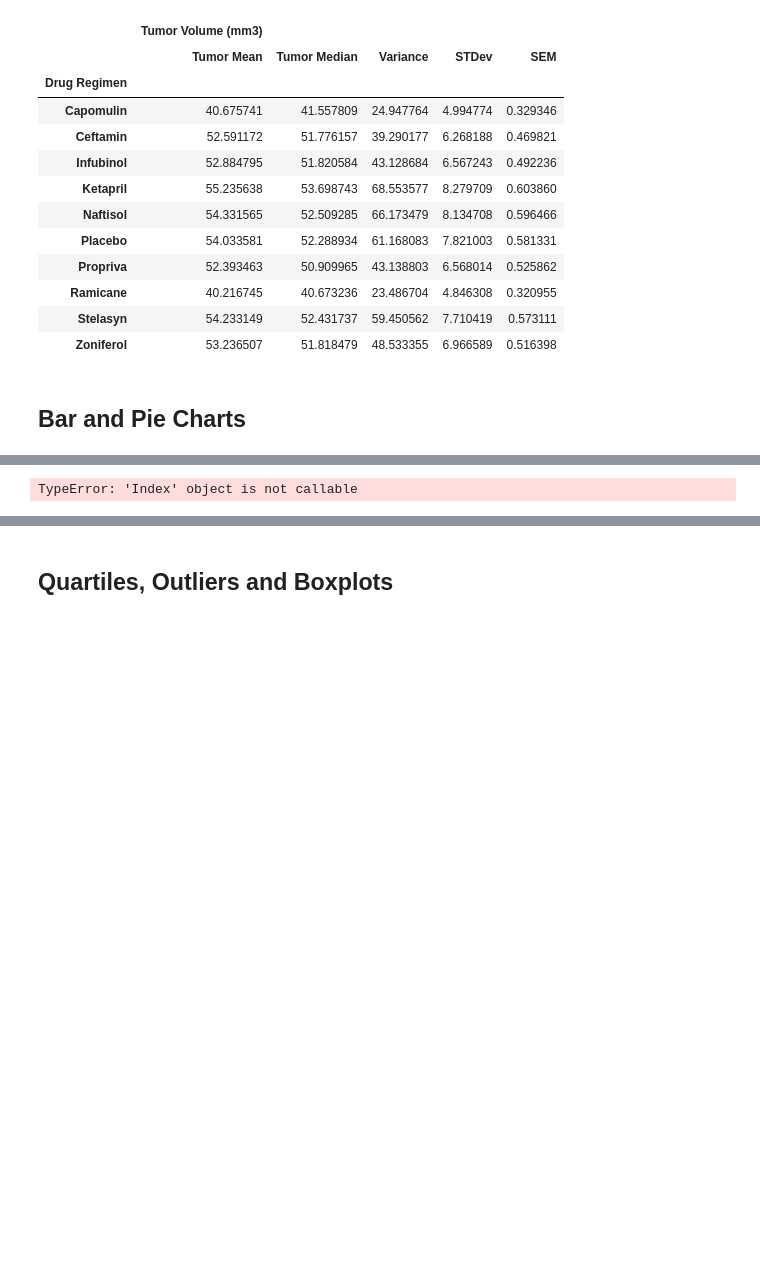
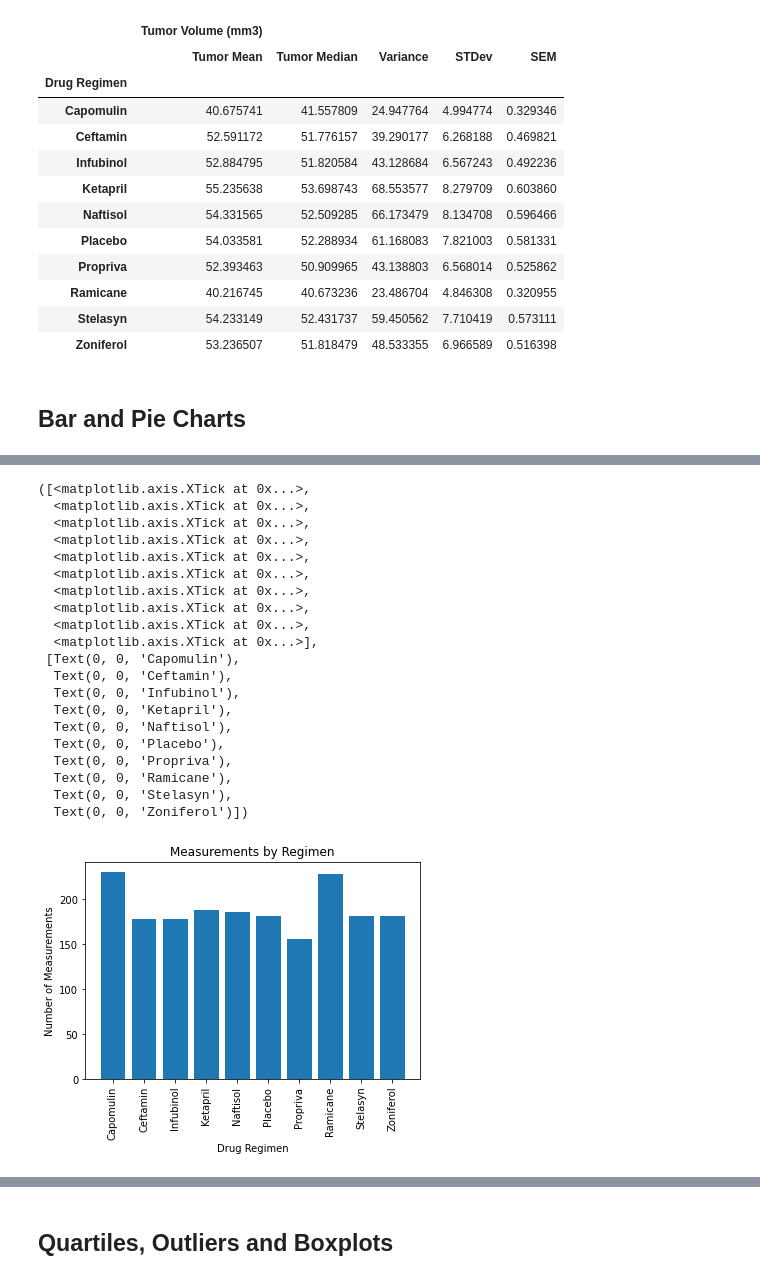
Before and after one commit to perkins228/matplotlib, a Jupyter notebook: Pymaceuticals/pymaceuticals_starter.ipynb, the cells around one changed output, grey strips where cells are left out. Drawn from its saved outputs; the diff is of its cells as text; code cells hidden in the pictures; blank space fills up the shorter version.

```diff
--- a/Pymaceuticals/pymaceuticals_starter.ipynb
+++ b/Pymaceuticals/pymaceuticals_starter.ipynb
@@ -162,14 +162,34 @@ Text(0.5, 1.0, 'Number of Measurements')
 # %%
 # Generate a bar plot showing the total number of measurements taken on each drug regimen using pyplot.
 x_axis = np.arange(len(measurements))
-y_axis =[x for x in measurements.index()]
+y_axis =[x for x in measurements.index]
 ticks = [x for x in x_axis]
 plt.bar(x_axis, regimen_group["Drug Regimen"].count())
-plt.title("Number of Measurements")
-plt.xticks(ticks, regimen_group["Drug Regimen"].unique(), rotation = "vertical")
-
-y_axis
+plt.title("Measurements by Regimen")
+plt.xlabel("Drug Regimen")
+plt.ylabel("Number of Measurements")
+plt.xticks(ticks, y_axis, rotation = "vertical")
 # %% [output]
-TypeError: 'Index' object is not callable
+([<matplotlib.axis.XTick at 0x...>,
+  <matplotlib.axis.XTick at 0x...>,
+  <matplotlib.axis.XTick at 0x...>,
+  <matplotlib.axis.XTick at 0x...>,
+  <matplotlib.axis.XTick at 0x...>,
+  <matplotlib.axis.XTick at 0x...>,
+  <matplotlib.axis.XTick at 0x...>,
+  <matplotlib.axis.XTick at 0x...>,
+  <matplotlib.axis.XTick at 0x...>,
+  <matplotlib.axis.XTick at 0x...>],
+ [Text(0, 0, 'Capomulin'),
+  Text(0, 0, 'Ceftamin'),
+  Text(0, 0, 'Infubinol'),
+  Text(0, 0, 'Ketapril'),
+  Text(0, 0, 'Naftisol'),
+  Text(0, 0, 'Placebo'),
+  Text(0, 0, 'Propriva'),
+  Text(0, 0, 'Ramicane'),
+  Text(0, 0, 'Stelasyn'),
+  Text(0, 0, 'Zoniferol')])
+[figure, added]
 # %%
 # Generate a pie plot showing the distribution of female versus male mice using pandas
```
Also changed, not shown: parts of 3 cells of this notebook.
